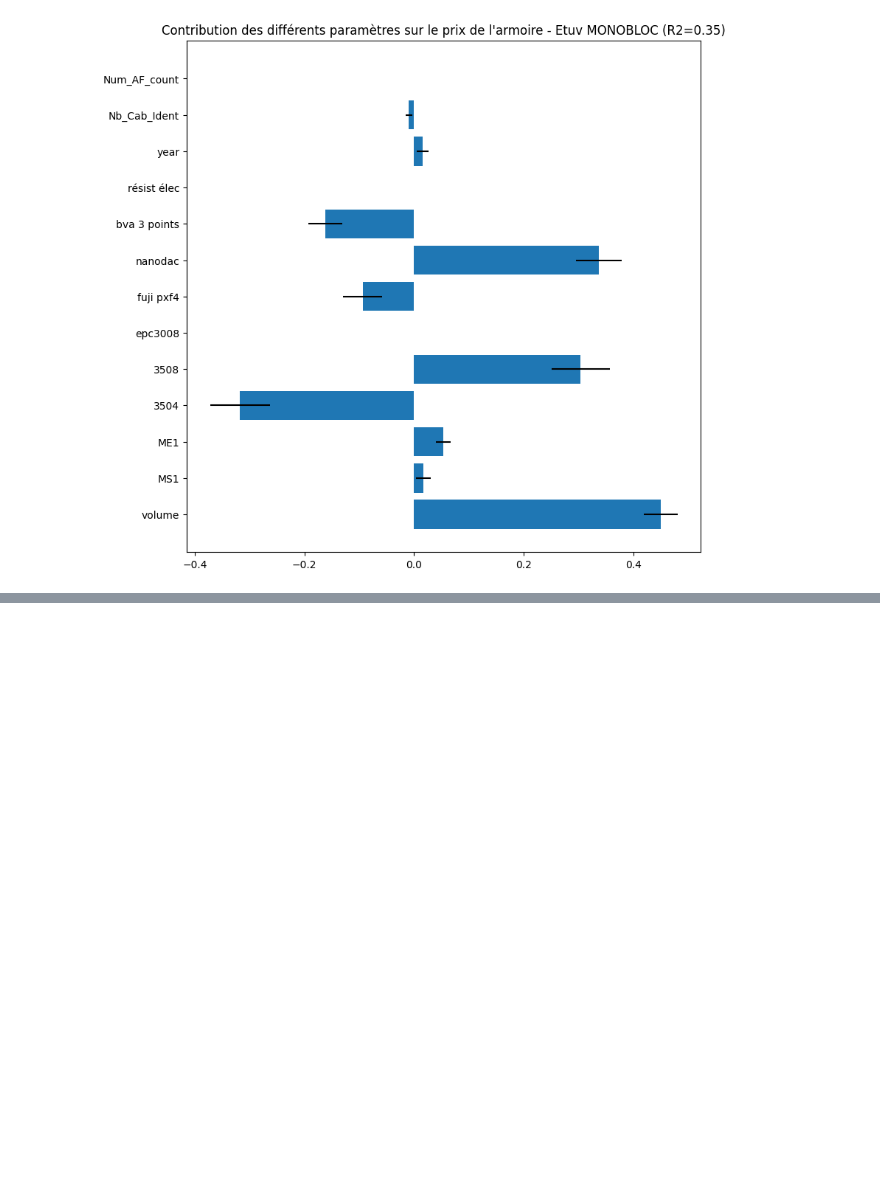
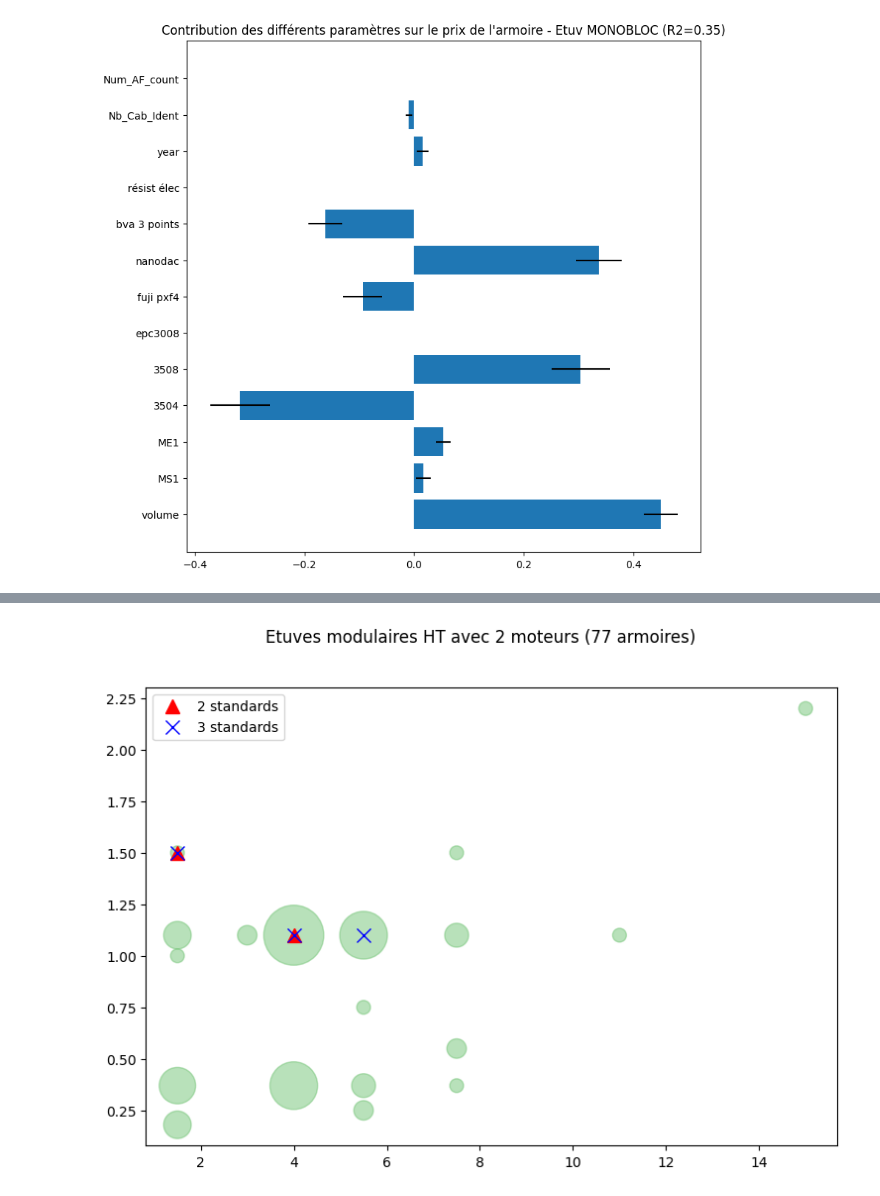
Before and after one commit to paolomia/schema_elec_industrie, a Jupyter notebook: report_12_23.ipynb, the cells around one changed output, grey strips where cells are left out. Cells and saved outputs as stored; diff of their text form; code cells hidden in the pictures; blank space fills up the shorter version.

```diff
--- a/report_12_23.ipynb
+++ b/report_12_23.ipynb
@@ -767,3 +907,29 @@ Après échange avec Julien G. :
+# %%
+plt.show();
+
+df = df_etuve[df_etuve['ADV'] == 'ADV-ETUVE-MOD-HT'].copy()
+# Replace no ME1 by 0
+df['ME1'] = df['ME1'].fillna(0)
+# 1 seul moteur de soufflage
+df = df[df['Nb_MS'] == 2]
+
+fig, ax = plt.subplots(1, 1, figsize=(9, 6))
+
+distinct_cases = df.groupby(['MS1', 'ME1'], as_index=False)['Num_AF'].count()
+cmap = plt.get_cmap('Greens')
+ax.scatter(distinct_cases['MS1'], distinct_cases['ME1'], s=distinct_cases['Num_AF']*100, alpha=0.5, c=cmap(0.5))
+
+#  Plot les 2 points qui correspondent aux 2 standards en rouge comme des triangle
+ax.plot([1.5, 4], [1.5, 1.1], 'r^', markersize=10, label='2 standards')
+#  Plot les 3 points qui correspondent aux 3 standards en blue comme des x
+ax.plot([1.5, 4, 5.5], [1.5, 1.1, 1.1], 'bx', markersize=10, label='3 standards')
+#  Show legend
+ax.legend()
+
+fig.suptitle(f"Etuves modulaires HT avec 2 moteurs ({len(df)} armoires)")
+plt.show();
+# %% [output]
+[figure, added]
 # %%
 # Convert to html
 import os
```
Also changed, not shown: parts of 8 cells of this notebook, 2 other files.
